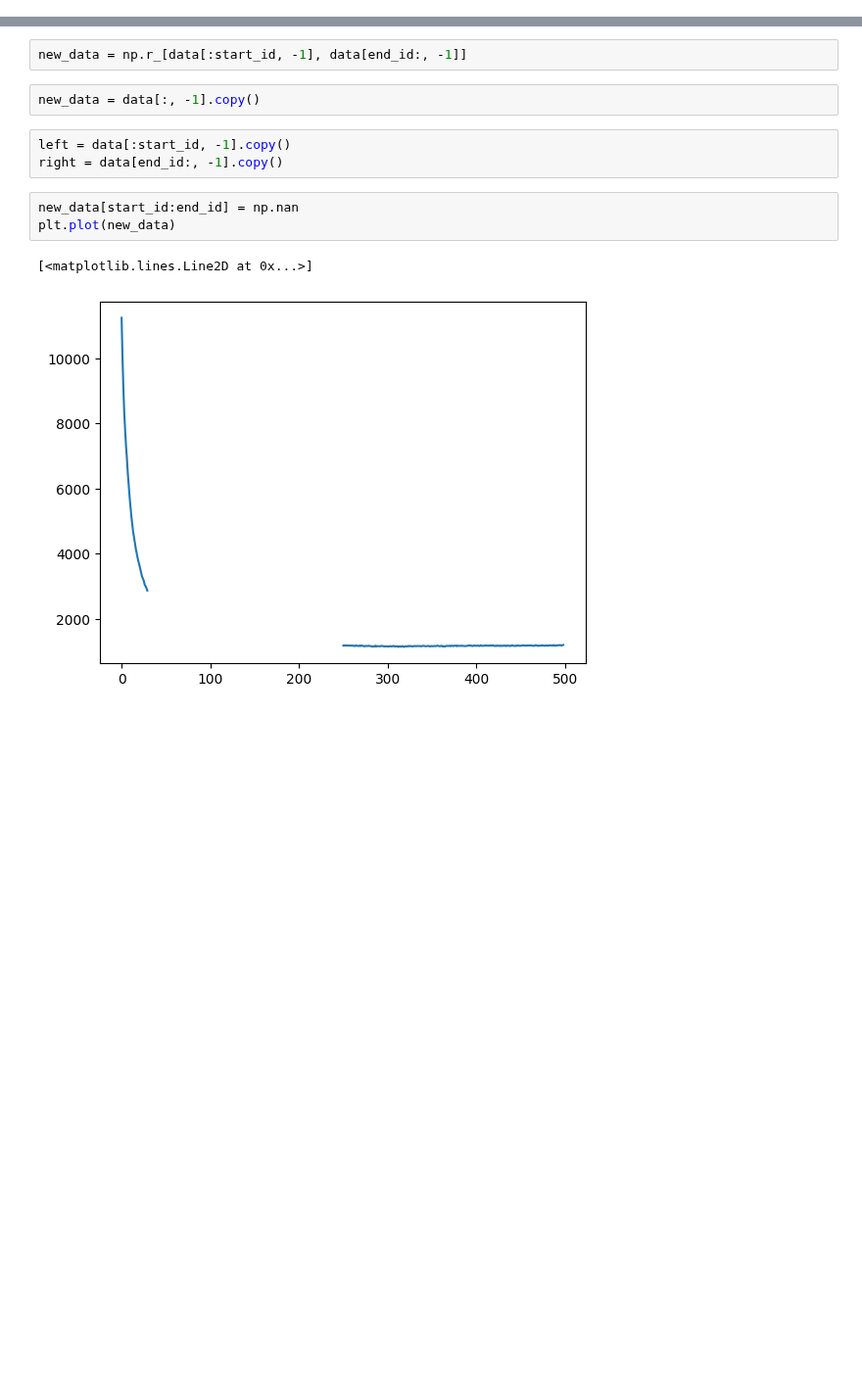
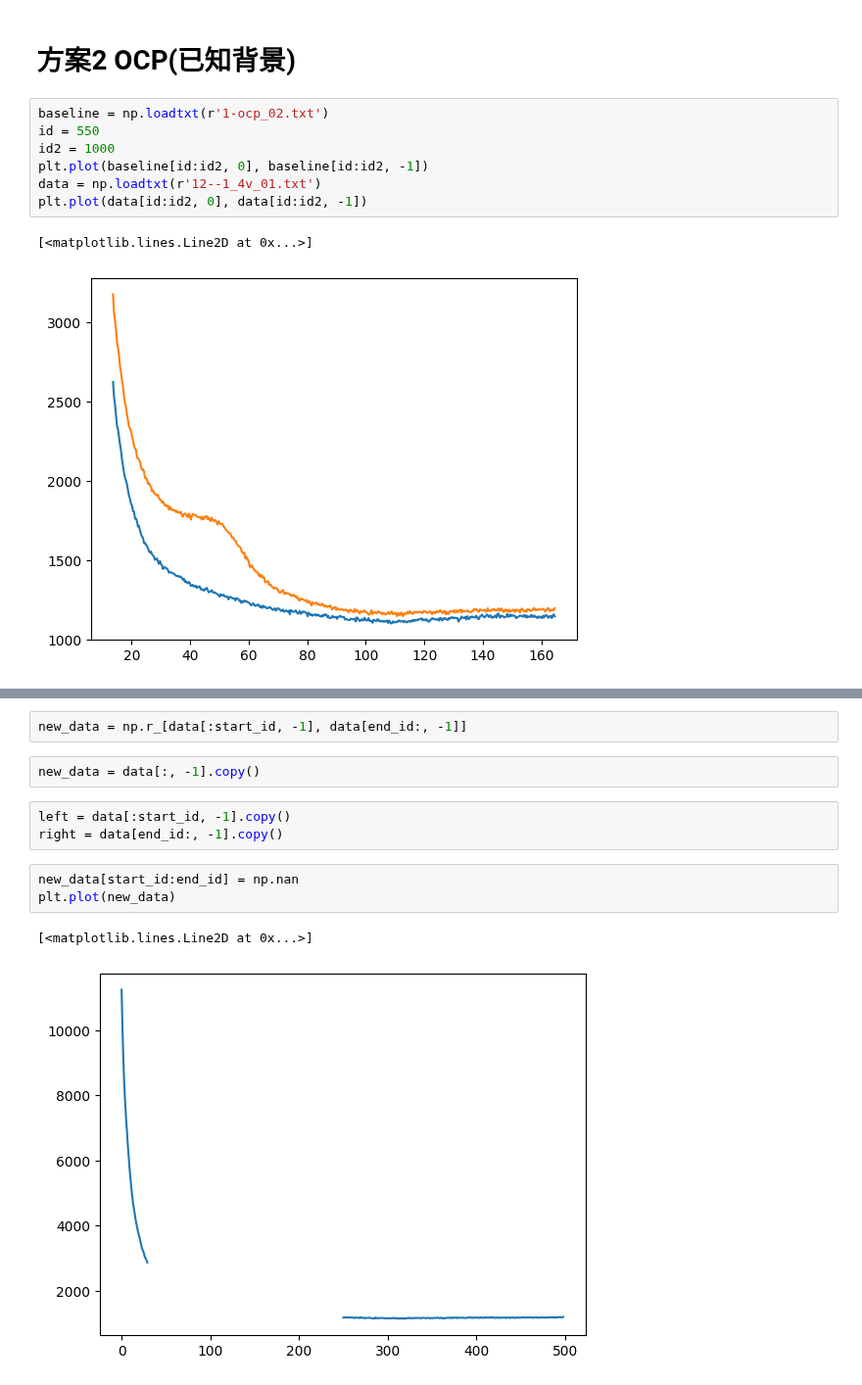
Before and after one commit to moria5161/Ramancloud, a Jupyter notebook: samples/tmp.ipynb, the cells around one changed output, grey strips where cells are left out. Shown at 98% size. Drawn from its saved outputs; the diff is of its cells as text; blank space fills up the shorter version.

```diff
--- a/samples/tmp.ipynb
+++ b/samples/tmp.ipynb
@@ -3,0 +30,12 @@ from BaselineRemoval import BaselineRemoval as br
+# %% [markdown]
+# 方案2 OCP(已知背景)
+# %%
+baseline = np.loadtxt(r'1-ocp_02.txt')
+id = 550
+id2 = 1000
+plt.plot(baseline[id:id2, 0], baseline[id:id2, -1])
+data = np.loadtxt(r'12--1_4v_01.txt')
+plt.plot(data[id:id2, 0], data[id:id2, -1])
+# %% [output]
+[<matplotlib.lines.Line2D at 0x...>]
+[figure, added]
```
Also changed, not shown: parts of 19 cells of this notebook, 4 other files.
